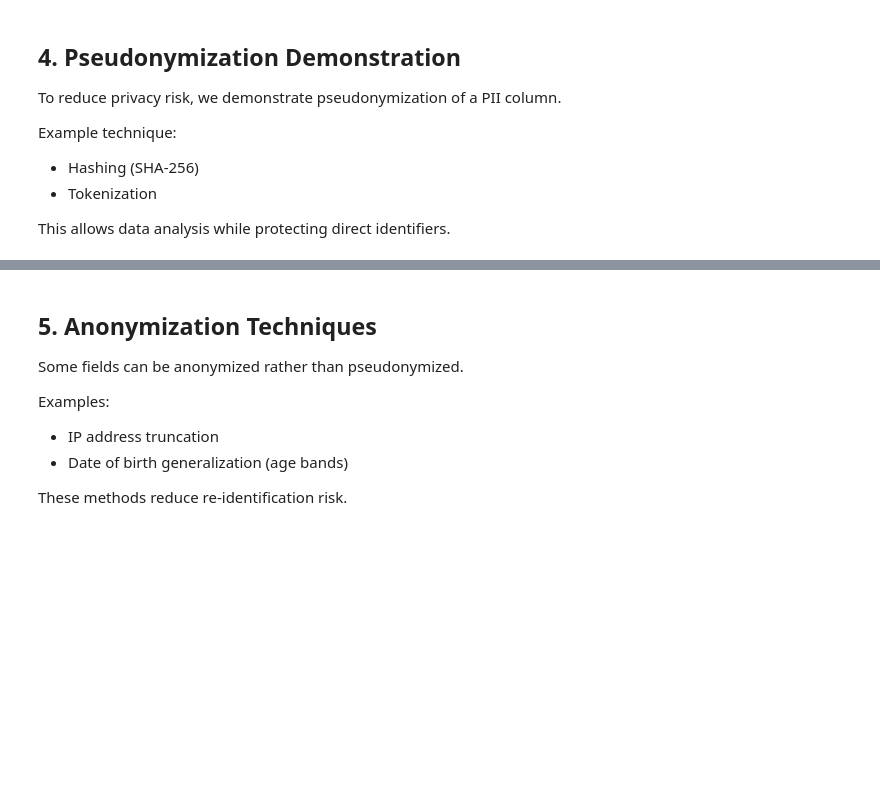
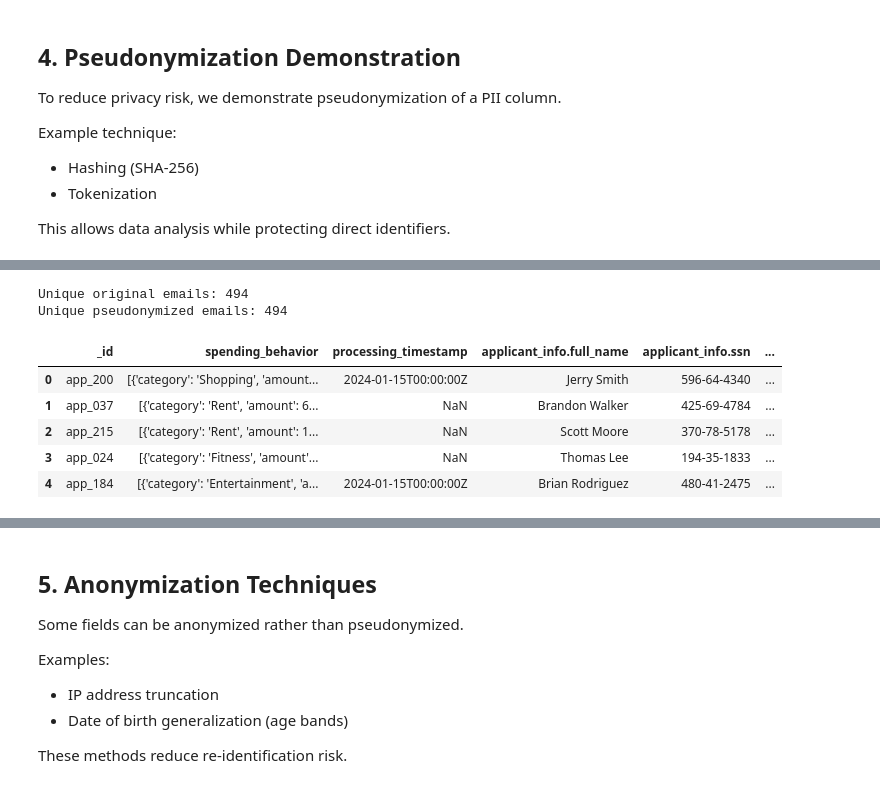
Before and after one commit to leo-nor-pro/dego-project-team6, a Jupyter notebook: notebooks/03-privacy-demo.ipynb, the cells around one changed output, grey strips where cells are left out. Saved outputs shown, nothing was run; the diff lists cells and outputs as text; code cells hidden in the pictures; blank space fills up the shorter version.

```diff
--- a/notebooks/03-privacy-demo.ipynb
+++ b/notebooks/03-privacy-demo.ipynb
@@ -383,0 +362,23 @@ This allows data analysis while protecting direct identifiers.
+# %%
+# Pseudonymization function using SHA-256 hashing
+
+def pseudonymize(value, salt="novacred_demo_salt"):
+    if pd.isna(value):
+        return value
+
+    value_str = str(value).strip().lower()
+
+    hashed = hashlib.sha256((salt + value_str).encode("utf-8")).hexdigest()
+
+    return hashed
+# %%
+# Create pseudonymized version of email
+
+df_pseudo = df.copy()
+
+df_pseudo["email_pseudo"] = df_pseudo["applicant_info.email"].apply(pseudonymize)
+
+df_pseudo[[
+    "applicant_info.email",
+    "email_pseudo"
+]].head()
@@ -383,0 +392,21 @@ This allows data analysis while protecting direct identifiers.
+# %%
+# Check uniqueness preservation
+
+print("Unique original emails:", df["applicant_info.email"].nunique())
+print("Unique pseudonymized emails:", df_pseudo["email_pseudo"].nunique())
+# %% [output]
+Unique original emails: 494
+Unique pseudonymized emails: 494
+# %%
+# Remove direct identifier after pseudonymization
+
+df_pseudo = df_pseudo.drop(columns=["applicant_info.email"])
+
+df_pseudo.head()
+# %% [output]
+|  | _id | spending_behavior | processing_timestamp | applicant_info.full_name | applicant_info.ssn | ... |
+| 0 | app_200 | [{'category': 'Shopping', 'amount... | 2024-01-15T00:00:00Z | Jerry Smith | 596-64-4340 | ... |
+| 1 | app_037 | [{'category': 'Rent', 'amount': 6... | NaN | Brandon Walker | 425-69-4784 | ... |
+| 2 | app_215 | [{'category': 'Rent', 'amount': 1... | NaN | Scott Moore | 370-78-5178 | ... |
+| 3 | app_024 | [{'category': 'Fitness', 'amount'... | NaN | Thomas Lee | 194-35-1833 | ... |
+| 4 | app_184 | [{'category': 'Entertainment', 'a... | 2024-01-15T00:00:00Z | Brian Rodriguez | 480-41-2475 | ... |
```
Also changed, not shown: parts of 22 cells of this notebook.
